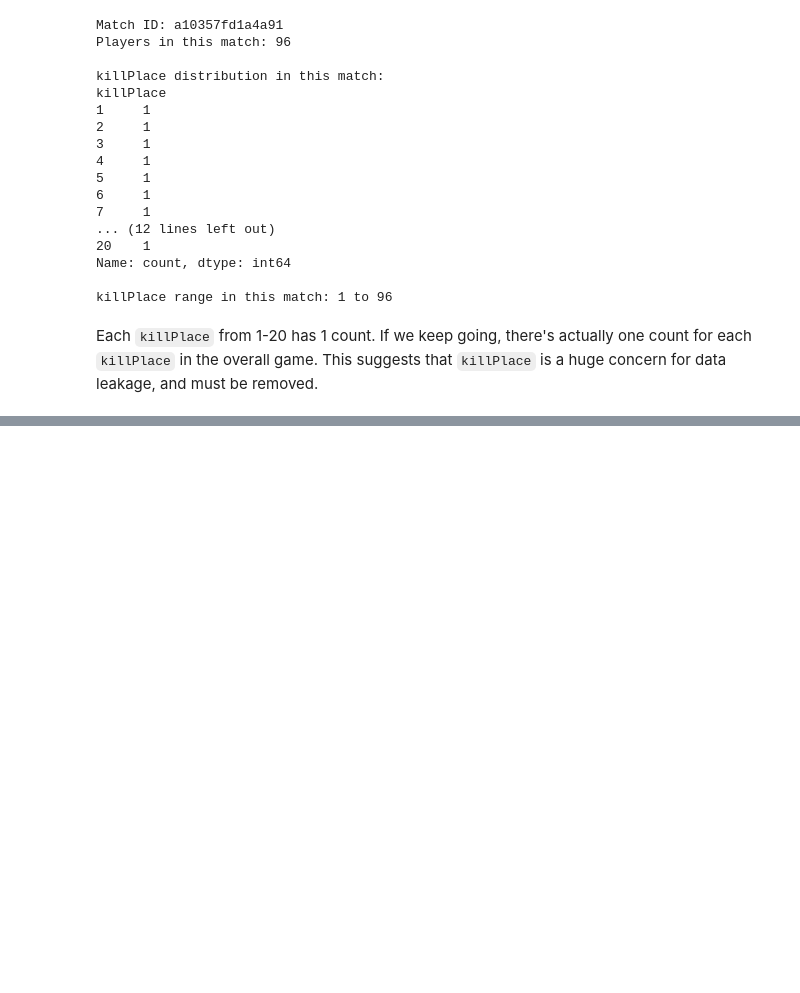
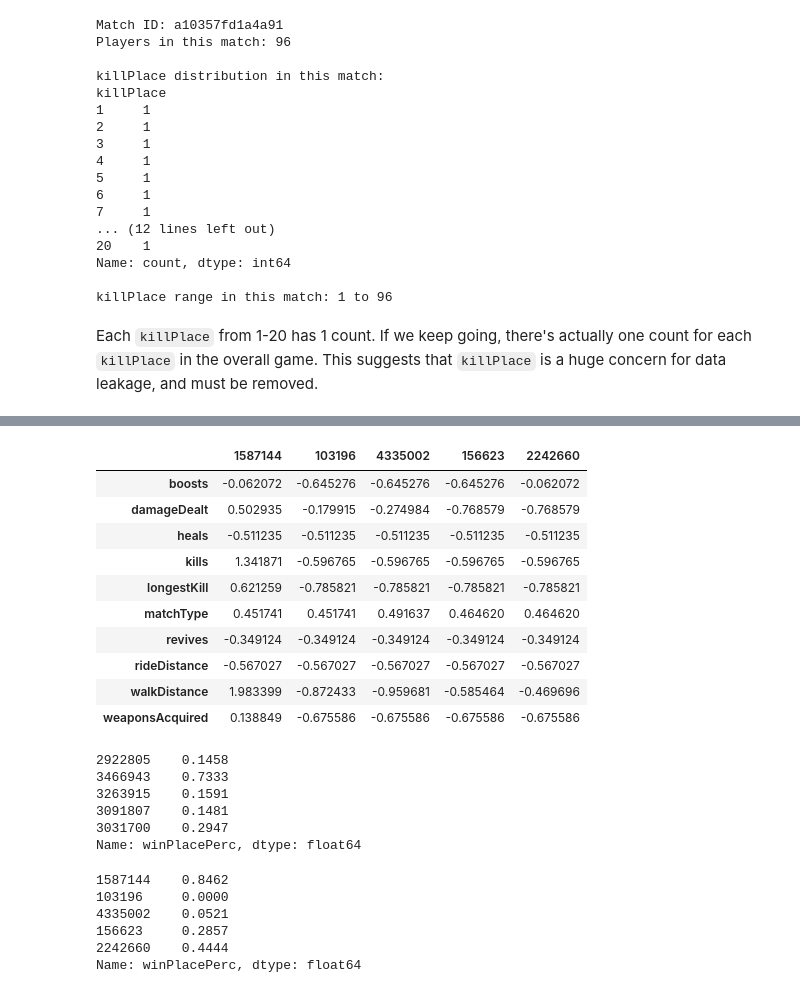
Before and after one commit to dganesh05/project-3, a Jupyter notebook: project-revised.ipynb, the cells around one changed output, grey strips where cells are left out. Saved outputs shown, nothing was run; the diff lists cells and outputs as text; code cells hidden in the pictures; blank space fills up the shorter version.

```diff
--- a/project-revised.ipynb
+++ b/project-revised.ipynb
@@ -649,0 +743,32 @@ Each `killPlace` from 1-20 has 1 count. If we keep going, there's actually one c
+# %%
+X_val_final.head().T
+# %% [output]
+|  | 1587144 | 103196 | 4335002 | 156623 | 2242660 |
+| boosts | -0.062072 | -0.645276 | -0.645276 | -0.645276 | -0.062072 |
+| damageDealt | 0.502935 | -0.179915 | -0.274984 | -0.768579 | -0.768579 |
+| heals | -0.511235 | -0.511235 | -0.511235 | -0.511235 | -0.511235 |
+| kills | 1.341871 | -0.596765 | -0.596765 | -0.596765 | -0.596765 |
+| longestKill | 0.621259 | -0.785821 | -0.785821 | -0.785821 | -0.785821 |
+| matchType | 0.451741 | 0.451741 | 0.491637 | 0.464620 | 0.464620 |
+| revives | -0.349124 | -0.349124 | -0.349124 | -0.349124 | -0.349124 |
+| rideDistance | -0.567027 | -0.567027 | -0.567027 | -0.567027 | -0.567027 |
+| walkDistance | 1.983399 | -0.872433 | -0.959681 | -0.585464 | -0.469696 |
+| weaponsAcquired | 0.138849 | -0.675586 | -0.675586 | -0.675586 | -0.675586 |
+# %%
+y_train.head()
+# %% [output]
+2922805    0.1458
+3466943    0.7333
+3263915    0.1591
+3091807    0.1481
+3031700    0.2947
+Name: winPlacePerc, dtype: float64
+# %%
+y_val.head()
+# %% [output]
+1587144    0.8462
+103196     0.0000
+4335002    0.0521
+156623     0.2857
+2242660    0.4444
+Name: winPlacePerc, dtype: float64
```
Also changed, not shown: parts of 15 cells of this notebook.
